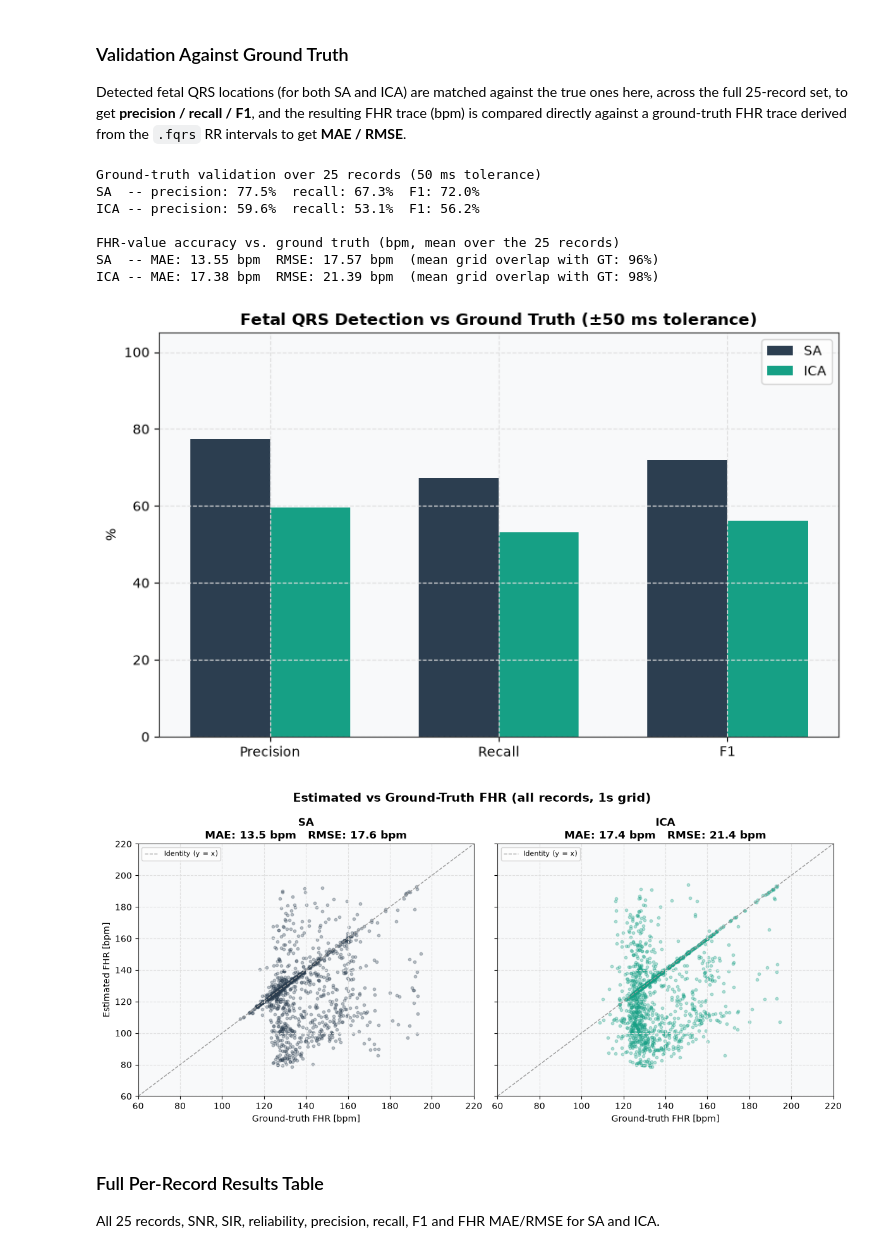
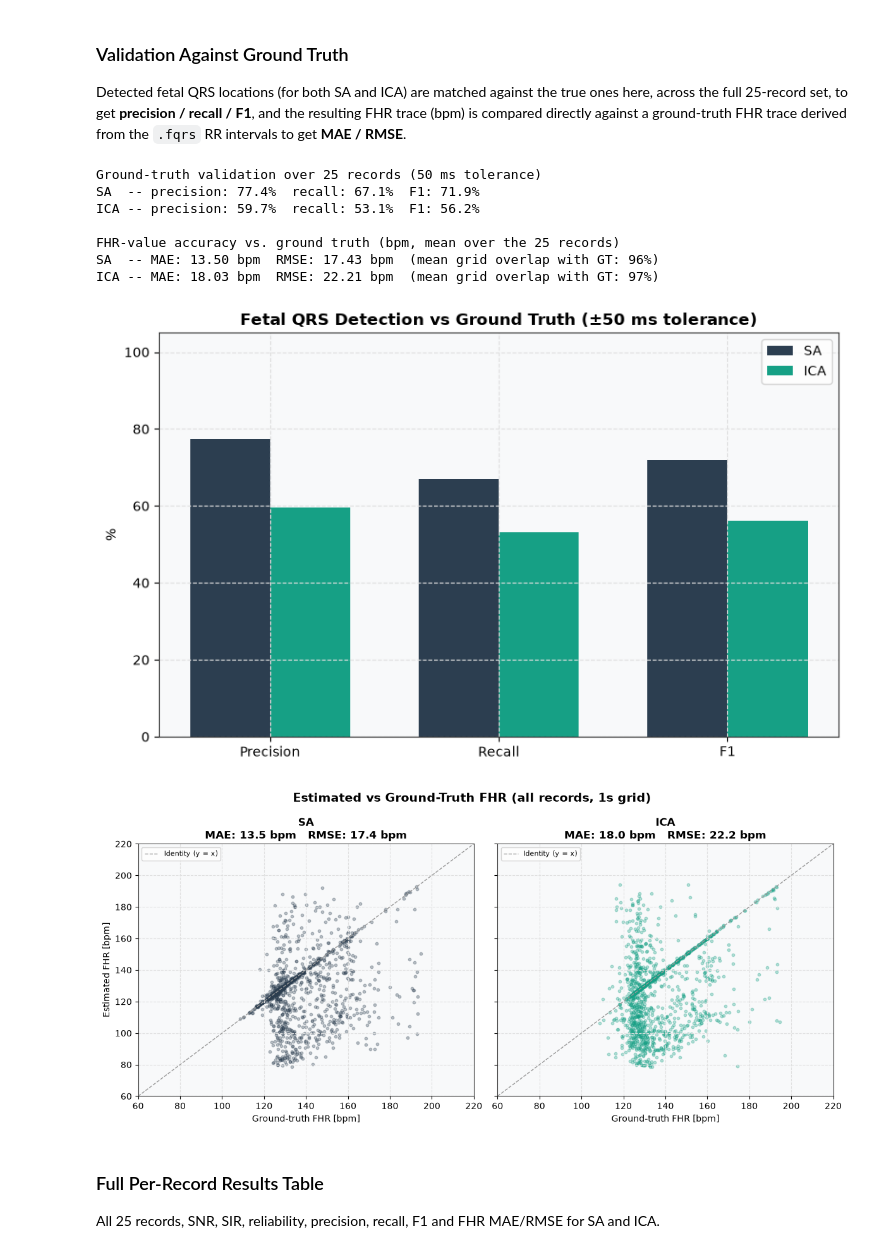
Before and after one commit to fedeceru/BSP_project, a Jupyter notebook: notebooks/main_analysis.ipynb, the cells around one changed output. Saved outputs shown, nothing was run; the diff lists cells and outputs as text; code cells hidden in the pictures.

```diff
--- a/notebooks/main_analysis.ipynb
+++ b/notebooks/main_analysis.ipynb
@@ -261,7 +261,7 @@ for record_name, rec_data in all_records_data.items():
         s2[:, ch] = bwr.apply(s1[:, ch])
     s3 = np.zeros_like(s2)
     for ch in range(s2.shape[1]):
-        s3[:, ch] = plc_std.apply(s2[:, ch])
+        s3[:, ch] = plc.apply(s2[:, ch])
 
     # SA
     s4 = resampler.upsample(s3.T).T
@@ -389,7 +389,7 @@ for record_name, rec_data in all_records_data.items():
         s2[:, ch] = bwr.apply(s1[:, ch])
     s3 = np.zeros_like(s2)
     for ch in range(s2.shape[1]):
-        s3[:, ch] = plc_std.apply(s2[:, ch])
+        s3[:, ch] = plc.apply(s2[:, ch])
 
     # SA
     s4 = resampler.upsample(s3.T).T
@@ -431,38 +431,38 @@ for record_name, rec_data in all_records_data.items():
         'record': record_name, 'n_gt': len(gt_peaks_rec),
         'tp_sa': tp_sa, 'fp_sa': fp_sa, 'fn_sa': fn_sa,
         'tp_ica': tp_ica, 'fp_ica': fp_ica, 'fn_ica': fn_ica,
         'mae_sa': mae_sa, 'rmse_sa': rmse_sa, 'overlap_sa': overlap_sa,
         'mae_ica': mae_ica, 'rmse_ica': rmse_ica, 'overlap_ica': overlap_ica,
     })
 
 # Precision, recall, and F1-score for SA and ICA
 df_gt = pd.DataFrame(gt_results)
 prec_sa, rec_sa, f1_sa = precision_recall_f1(df_gt['tp_sa'].sum(), df_gt['fp_sa'].sum(), df_gt['fn_sa'].sum())
 prec_ica, rec_ica, f1_ica = precision_recall_f1(df_gt['tp_ica'].sum(), df_gt['fp_ica'].sum(), df_gt['fn_ica'].sum())
 
 print(f"Ground-truth validation over {len(df_gt)} records ({gt_tolerance_ms:.0f} ms tolerance)")
 print(f"SA  -- precision: {prec_sa*100:.1f}%  recall: {rec_sa*100:.1f}%  F1: {f1_sa*100:.1f}%")
 print(f"ICA -- precision: {prec_ica*100:.1f}%  recall: {rec_ica*100:.1f}%  F1: {f1_ica*100:.1f}%")
 
 print(f"\nFHR-value accuracy vs. ground truth (bpm, mean over the 25 records)")
 print(f"SA  -- MAE: {df_gt['mae_sa'].mean():.2f} bpm  RMSE: {df_gt['rmse_sa'].mean():.2f} bpm  "
       f"(mean grid overlap with GT: {df_gt['overlap_sa'].mean():.0%})")
 print(f"ICA -- MAE: {df_gt['mae_ica'].mean():.2f} bpm  RMSE: {df_gt['rmse_ica'].mean():.2f} bpm  "
       f"(mean grid overlap with GT: {df_gt['overlap_ica'].mean():.0%})")
 
 plot_ground_truth_validation(prec_sa, rec_sa, f1_sa, prec_ica, rec_ica, f1_ica, gt_tolerance_ms)
 plot_fhr_accuracy(np.concatenate(gt_grid_sa), np.concatenate(est_grid_sa), df_gt['mae_sa'].mean(), df_gt['rmse_sa'].mean(),
                   np.concatenate(gt_grid_ica), np.concatenate(est_grid_ica), df_gt['mae_ica'].mean(), df_gt['rmse_ica'].mean())
 # %% [output]
 Ground-truth validation over 25 records (50 ms tolerance)
-SA  -- precision: 77.5%  recall: 67.3%  F1: 72.0%
-ICA -- precision: 59.6%  recall: 53.1%  F1: 56.2%
+SA  -- precision: 77.4%  recall: 67.1%  F1: 71.9%
+ICA -- precision: 59.7%  recall: 53.1%  F1: 56.2%
 
 FHR-value accuracy vs. ground truth (bpm, mean over the 25 records)
-SA  -- MAE: 13.55 bpm  RMSE: 17.57 bpm  (mean grid overlap with GT: 96%)
-ICA -- MAE: 17.38 bpm  RMSE: 21.39 bpm  (mean grid overlap with GT: 98%)
+SA  -- MAE: 13.50 bpm  RMSE: 17.43 bpm  (mean grid overlap with GT: 96%)
+ICA -- MAE: 18.03 bpm  RMSE: 22.21 bpm  (mean grid overlap with GT: 97%)
 [figure]
-[figure, old version]
+[figure, new version]
 # %% [markdown]
 ### Full Per-Record Results Table
 
```
Also changed, not shown: parts of 5 cells of this notebook, 5 other files.
